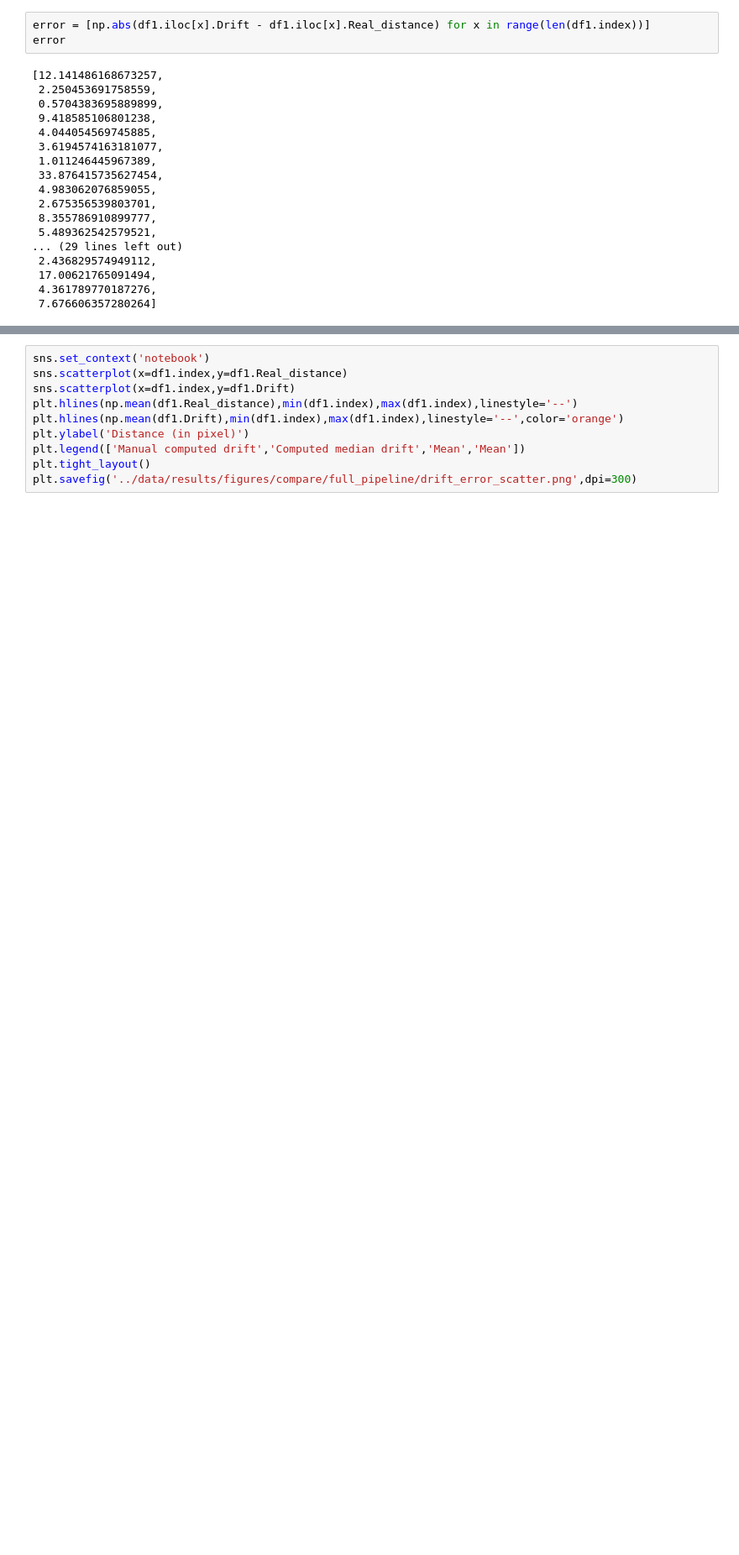
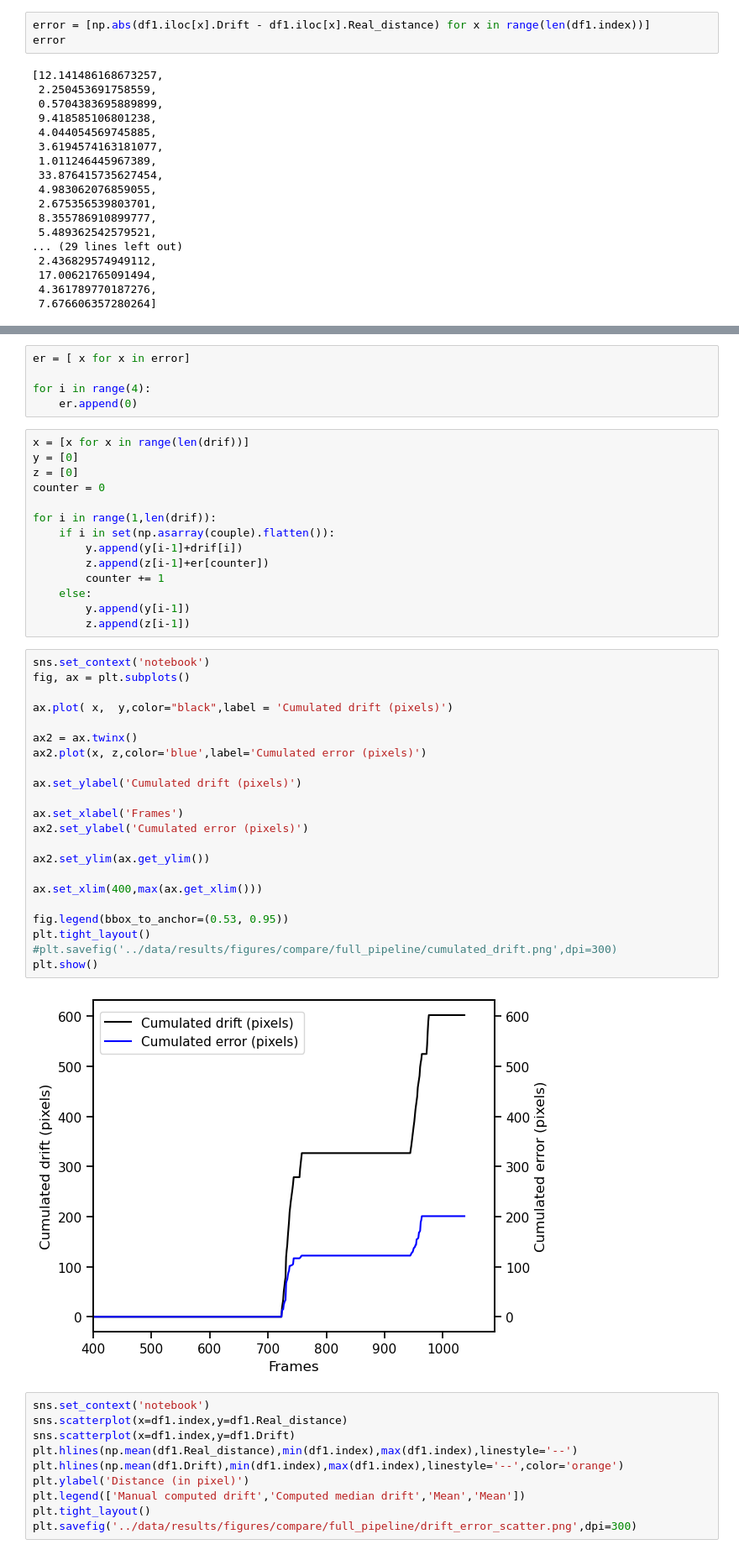
Before and after one commit to GuignardLab/placozoa_tracking, a Jupyter notebook: notebooks/drift_correction.ipynb, the cells around one changed output, grey strips where cells are left out. Shown at 84% size. Cells and saved outputs as stored; diff of their text form; blank space fills up the shorter version.

```diff
--- a/notebooks/drift_correction.ipynb
+++ b/notebooks/drift_correction.ipynb
@@ -1033,3 +1084,46 @@ df1.Real_distance.mean()
+# %%
+er = [ x for x in error]
+
+for i in range(4):
+    er.append(0)
+# %%
+x = [x for x in range(len(drif))]
+y = [0]
+z = [0]
+counter = 0
+
+for i in range(1,len(drif)):
+    if i in set(np.asarray(couple).flatten()):
+        y.append(y[i-1]+drif[i])
+        z.append(z[i-1]+er[counter])
+        counter += 1
+    else:
+        y.append(y[i-1])
+        z.append(z[i-1])
+# %%
+sns.set_context('notebook')
+fig, ax = plt.subplots()
+
+ax.plot( x,  y,color="black",label = 'Cumulated drift (pixels)')
+
+ax2 = ax.twinx()
+ax2.plot(x, z,color='blue',label='Cumulated error (pixels)')
+
+ax.set_ylabel('Cumulated drift (pixels)')
+
+ax.set_xlabel('Frames')
+ax2.set_ylabel('Cumulated error (pixels)')
+
+ax2.set_ylim(ax.get_ylim())
+
+ax.set_xlim(400,max(ax.get_xlim()))
+
+fig.legend(bbox_to_anchor=(0.53, 0.95))
+plt.tight_layout()
+#plt.savefig('../data/results/figures/compare/full_pipeline/cumulated_drift.png',dpi=300)
+plt.show()
+# %% [output]
+[figure, added]
 # %%
 sns.set_context('notebook')
 sns.scatterplot(x=df1.index,y=df1.Real_distance)
```
Also changed, not shown: parts of 35 cells of this notebook.
